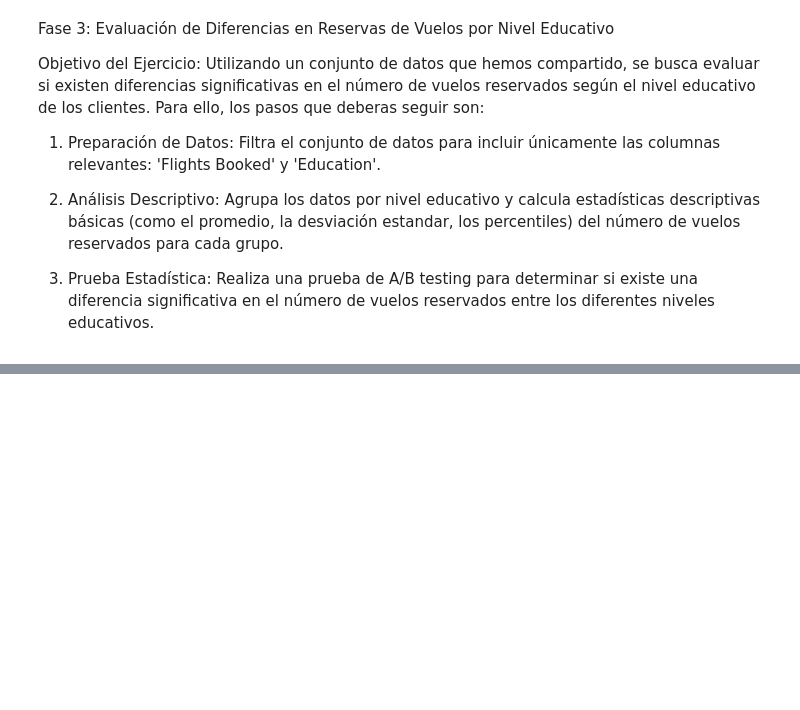
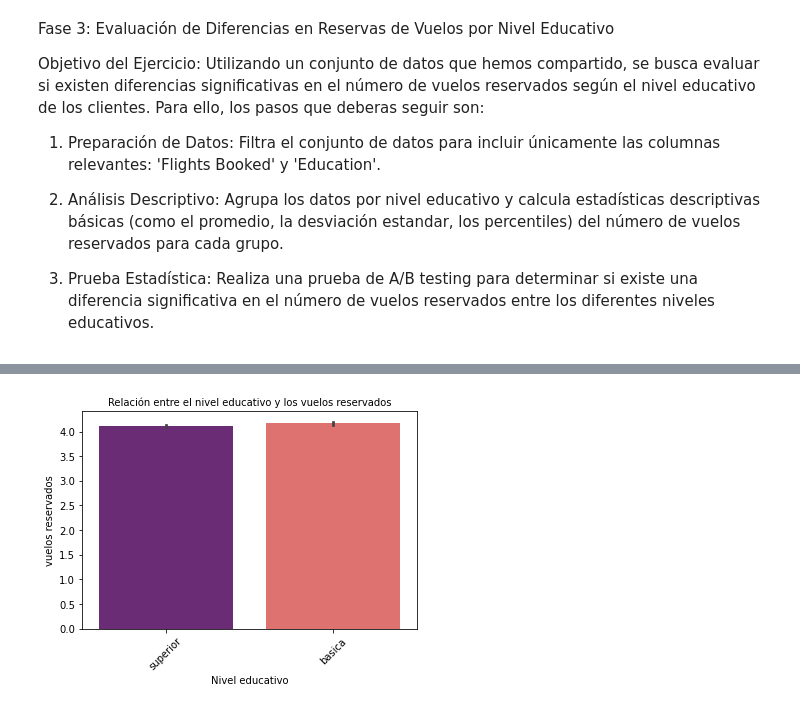
Before and after one commit to Adalab/bda-modulo-3-evaluacion-final-raquelmartinrodriguez, a Jupyter notebook: 4_a_b_testing.ipynb, the cells around one changed output, grey strips where cells are left out. Saved outputs shown, nothing was run; the diff lists cells and outputs as text; code cells hidden in the pictures; blank space fills up the shorter version.

```diff
--- a/4_a_b_testing.ipynb
+++ b/4_a_b_testing.ipynb
@@ -43,0 +218,3 @@ df = pd.read_csv ('files/flights.csv')
+# %%
+#hacemos una lambda y usando el método apply(), categorizamos los niveles de educación en dos grupos: superior y básica
+df['education_cat'] = df['education'].apply(lambda x : 'superior' if x =='bachelor' or x == 'master' or x == 'doctor' else 'basica')
@@ -43,0 +230,14 @@ df = pd.read_csv ('files/flights.csv')
+# %%
+#realizamos un gráfico para visualizar como se distribuyen las reservas de vuelos en función del nivel educativo
+sns.barplot(x = "education_cat",
+               y = "flights_booked",
+               data = df,
+               palette = "magma")
+
+
+plt.xlabel("Nivel educativo")
+plt.ylabel("vuelos reservados")
+plt.xticks(rotation = 45)
+plt.title("Relación entre el nivel educativo y los vuelos reservados", fontsize = 10);
+# %% [output]
+[figure, added]
```
Also changed, not shown: parts of 35 cells of this notebook, 1 other file.
